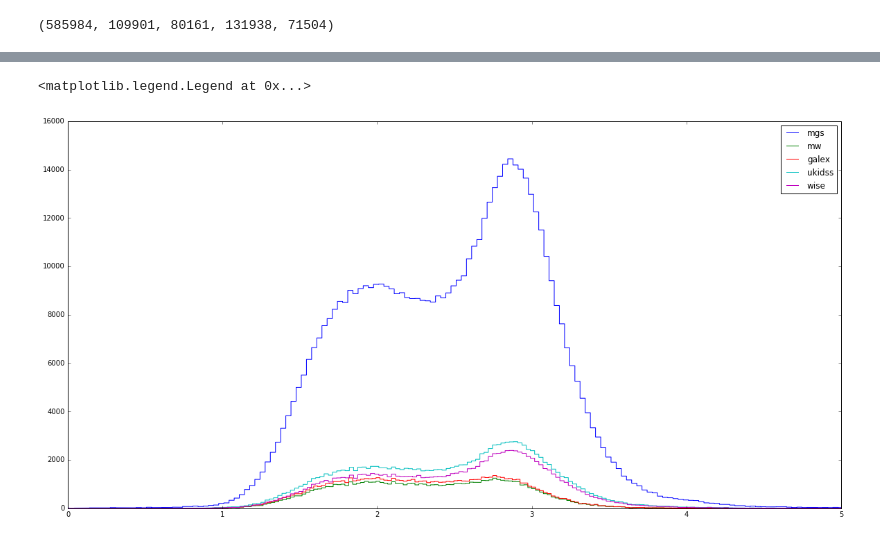
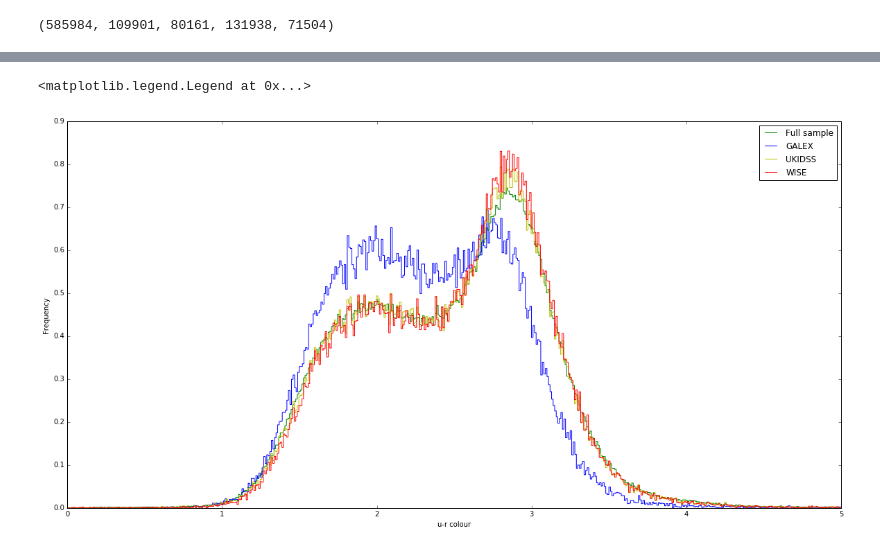
Before and after one commit to calumhrmurray/MPhysProject, a Jupyter notebook: analysis/cat_checks/histogram_checks.ipynb, the cells around one changed output, grey strips where cells are left out. Drawn from its saved outputs; the diff is of its cells as text; code cells hidden in the pictures.

```diff
--- a/analysis/cat_checks/histogram_checks.ipynb
+++ b/analysis/cat_checks/histogram_checks.ipynb
@@ -7,29 +7,34 @@ def plot_hist(array,bin_num,default=True):
     n, bins, patches = plt.hist(array,bins=bin_num,normed=default)
     return bins, n
 
-def colour_plot_hist(array,label,bin_num=1000,default=False):
+def colour_plot_hist(array,label,colour,default=False):
     array = [row[0]-row[1] for row in array if row[0]>0 and row[1] > 0]
+    bin_num = int((np.max(array)-np.min(array))/0.01)
+    n, bins = np.histogram(array,bins=bin_num,normed=default)
+    plt.plot(bins[1:],n,label=label,drawstyle='steps-mid',color=colour)
+    return
+
+def petro_plot_hist(array,label,default=False):
+    array = [row[1] for row in array]
+    bin_num = int((np.max(array)-np.min(array))/0.01)
     n, bins = np.histogram(array,bins=bin_num,normed=default)
     plt.plot(bins[1:],n,label=label,drawstyle='steps-mid')
     return
 
-def petro_plot_hist(array,label,bin_num=1000,default=False):
-    array = [row[1] for row in array]
-    n, bins = np.histogram(array,bins=bin_num,normed=default)
-    plt.plot(bins[1:],n,label=label)
-    return
-
 def surface_brightness_plot_hist(array,label,bin_num=800,default=False):
     array = [row[1]+2.5*np.log10(2*np.pi*row[4]*row[4]) for row in array]
+    bin_num = int((np.max(array)-np.min(array))/0.01)
     n, bins = np.histogram(array,bins=bin_num,normed=default)
-    plt.plot(bins[1:],n,label=label)
+    plt.plot(bins[1:],n,label=label,drawstyle='steps-mid')
     return
 
 def redshifts_plot_hist(array,label,bin_num=800,default=False):
-    array = [row[3] for row in array]
-    n, bins = np.histogram(array,bins=bin_num,normed=default)
-    plt.plot(bins[1:],n,label=label)
-    return
+    array = [row[3] for row in array if 0.3 > row[3] > 0.01 ]
+    bin_num = int((np.max(array)-np.min(array))/0.001)
+    print(bin_num)
+    n, bins = np.histogram(array,bins=int(bin_num),normed=default)
+    plt.plot(bins[1:],n,label=label,drawstyle='steps-mid')
+    return n, bins
 
 
 # this notebook is looking at how the final selection compares to the MGS in each band pass
@@ -47,12 +68,14 @@ len(mgs), len(wise), len(galex), len(ukidss), len(mw)
 # %%
 plt.figure(figsize=(20,10))
-colour_plot_hist(mgs,'mgs')
-colour_plot_hist(mw,'mw')
-colour_plot_hist(galex,'galex')
-colour_plot_hist(ukidss,'ukidss')
-colour_plot_hist(wise,'wise')
+colour_plot_hist(mgs,'Full sample','g',default=True)
+#colour_plot_hist(mw,'mw',default=True)
+colour_plot_hist(galex,'GALEX','b',default=True)
+colour_plot_hist(ukidss,'UKIDSS','y',default=True)
+colour_plot_hist(wise,'WISE','r',default=True)
 plt.xlim(0,5)
+plt.xlabel('u-r colour')
+plt.ylabel('Frequency')
 plt.legend()
 # %% [output]
 <matplotlib.legend.Legend at 0x...>
-[figure, old version]
+[figure, new version]
```
Also changed, not shown: parts of 12 cells of this notebook, 3 other files.
